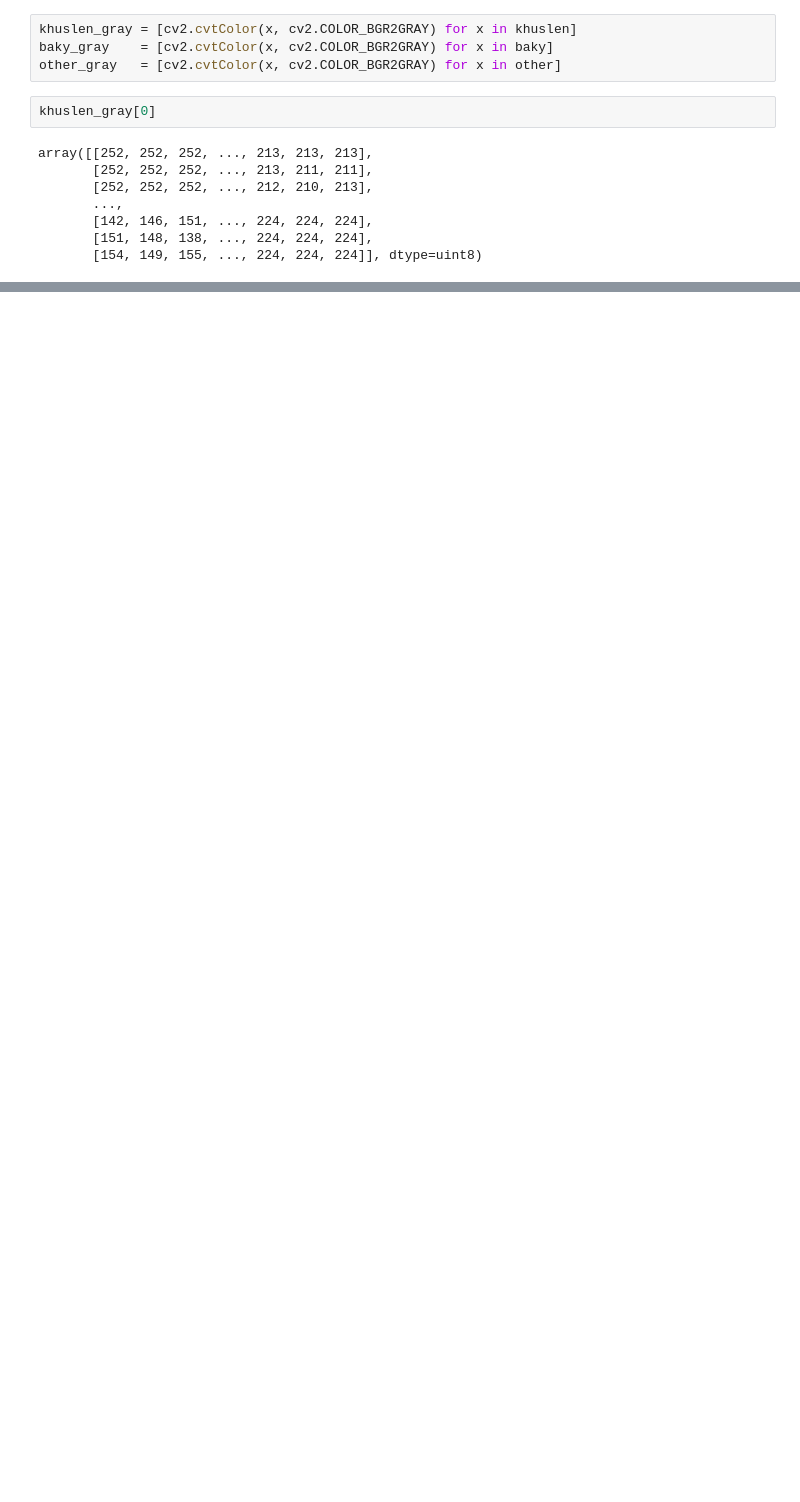
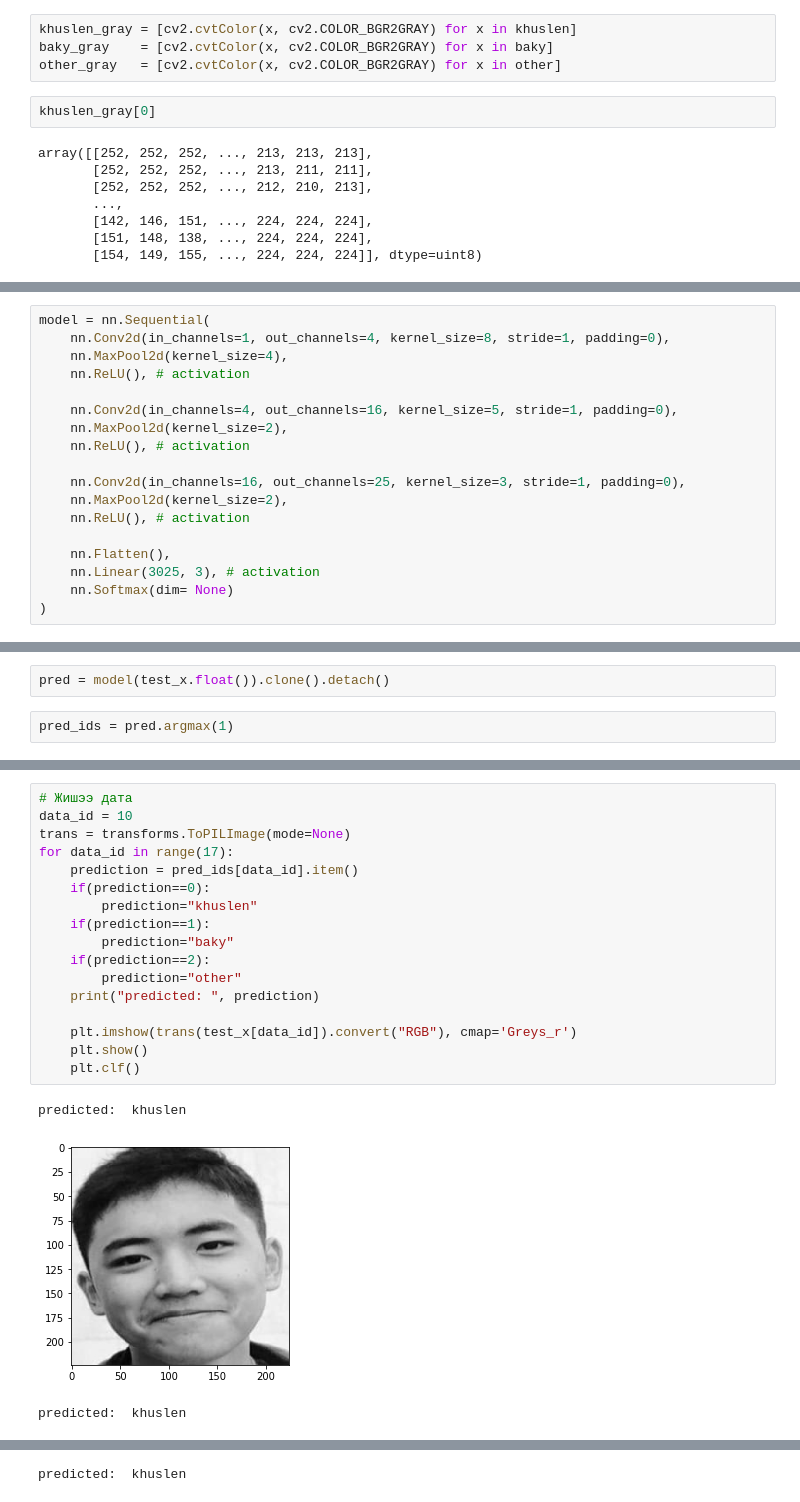
Before and after one commit to nmit-406/image-processing-labs, a Jupyter notebook: end-project/baky-and-khuslen/Model_build/Face_recognizer_tbd.ipynb, the cells around one changed output, grey strips where cells are left out. Drawn from its saved outputs; the diff is of its cells as text; blank space fills up the shorter version.

```diff
--- a/end-project/baky-and-khuslen/Model_build/Face_recognizer_tbd.ipynb
+++ b/end-project/baky-and-khuslen/Model_build/Face_recognizer_tbd.ipynb
@@ -59,0 +167,18 @@ torch.Size([1, 224, 224])
+# %%
+model = nn.Sequential(
+    nn.Conv2d(in_channels=1, out_channels=4, kernel_size=8, stride=1, padding=0),
+    nn.MaxPool2d(kernel_size=4),
+    nn.ReLU(), # activation
+
+    nn.Conv2d(in_channels=4, out_channels=16, kernel_size=5, stride=1, padding=0),
+    nn.MaxPool2d(kernel_size=2),
+    nn.ReLU(), # activation
+
+    nn.Conv2d(in_channels=16, out_channels=25, kernel_size=3, stride=1, padding=0),
+    nn.MaxPool2d(kernel_size=2),
+    nn.ReLU(), # activation
+
+    nn.Flatten(),
+    nn.Linear(3025, 3), # activation
+    nn.Softmax(dim= None)
+)
@@ -59,0 +252,4 @@ torch.Size([1, 224, 224])
+# %%
+pred = model(test_x.float()).clone().detach()
+# %%
+pred_ids = pred.argmax(1)
@@ -59,0 +280,21 @@ torch.Size([1, 224, 224])
+# %%
+# Жишээ дата
+data_id = 10
+trans = transforms.ToPILImage(mode=None)
+for data_id in range(17):
+    prediction = pred_ids[data_id].item()
+    if(prediction==0):
+        prediction="khuslen"
+    if(prediction==1):
+        prediction="baky"
+    if(prediction==2):
+        prediction="other"
+    print("predicted: ", prediction)
+
+    plt.imshow(trans(test_x[data_id]).convert("RGB"), cmap='Greys_r')
+    plt.show()
+    plt.clf()
+# %% [output]
+predicted:  khuslen
+[figure, added]
+predicted:  khuslen
@@ -59,0 +302 @@ torch.Size([1, 224, 224])
+predicted:  khuslen
```
Also changed, not shown: parts of 41 cells of this notebook, 36 other files.
